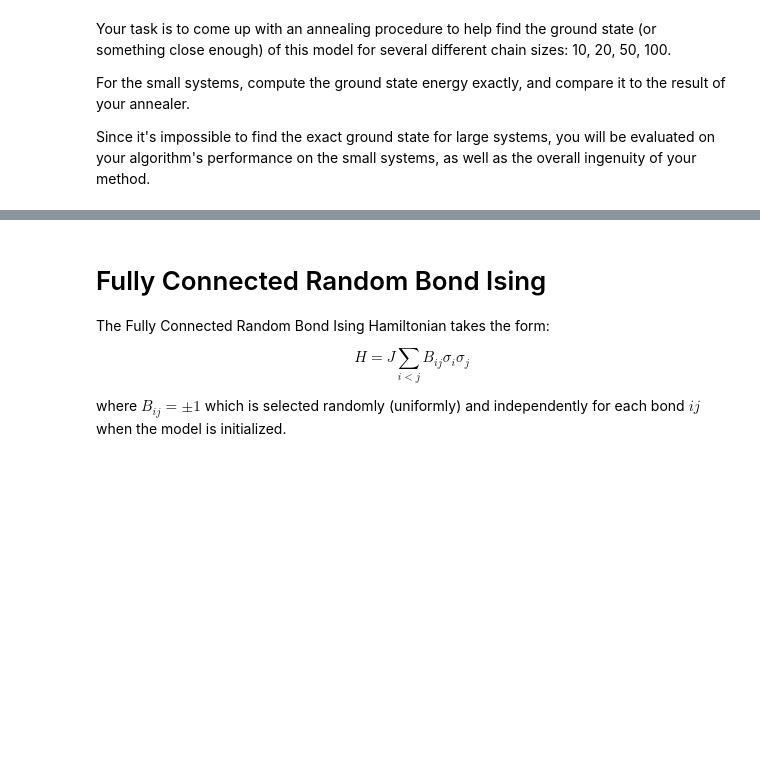
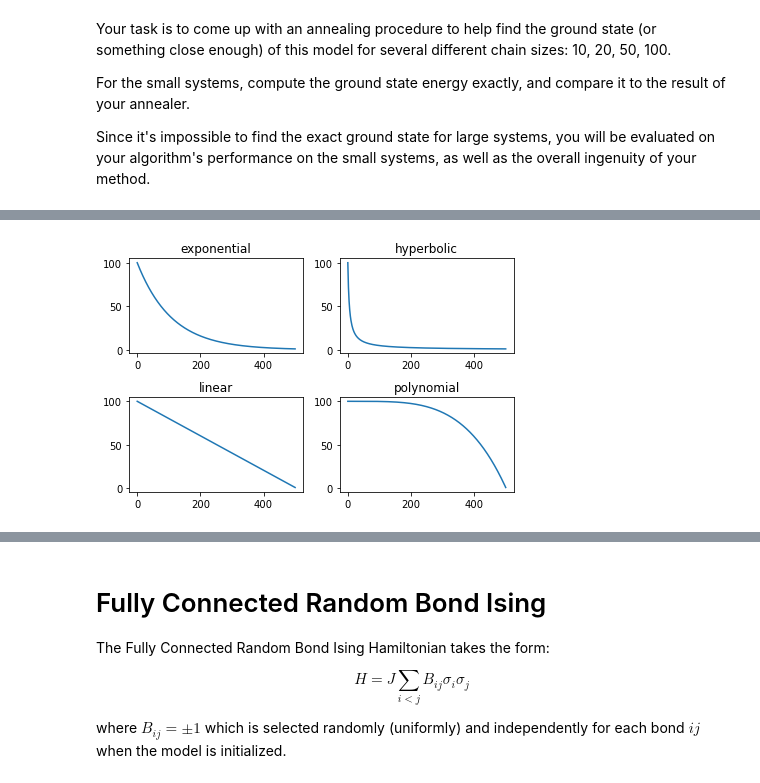
Before and after one commit to MelkoCollective/CDL_2020, a Jupyter notebook: Project_4_Ising_Annealer/Task_2.ipynb, the cells around one changed output, grey strips where cells are left out. Cells and saved outputs as stored; diff of their text form; code cells hidden in the pictures; blank space fills up the shorter version.

Commit message:
Task 2: implement analysis of different decay schedules

```diff
--- a/Project_4_Ising_Annealer/Task_2.ipynb
+++ b/Project_4_Ising_Annealer/Task_2.ipynb
@@ -142,0 +145,28 @@ Let us try the exponential time decay from the previous notebook, and see how do
+# %%
+N, Ti, Tf = 500, 100, 1
+fig, axs = plt.subplots(2, 2)
+
+# exponential decay schedule
+T, time = exp_decay_schedule(N, Ti, Tf)
+axs[0, 0].plot(time, T)
+axs[0, 0].set_title("exponential")
+
+# hyperbolic decay schedule
+T, time = inv_decay_schedule(N, Ti, Tf)
+axs[0, 1].plot(time, T)
+axs[0, 1].set_title("hyperbolic")
+
+# linear decay schedule
+T, time = lin_decay_schedule(N, Ti, Tf)
+axs[1, 0].plot(time, T)
+axs[1, 0].set_title("linear")
+
+# polynomial decay schedule
+T, time = poly_decay_schedule(N, Ti, Tf, degree=4)
+axs[1, 1].plot(time, T)
+axs[1, 1].set_title("polynomial")
+
+fig.tight_layout()
+plt.show()
+# %% [output]
+[figure, added]
```
Also changed, not shown: parts of 15 cells of this notebook, 1 other file.
